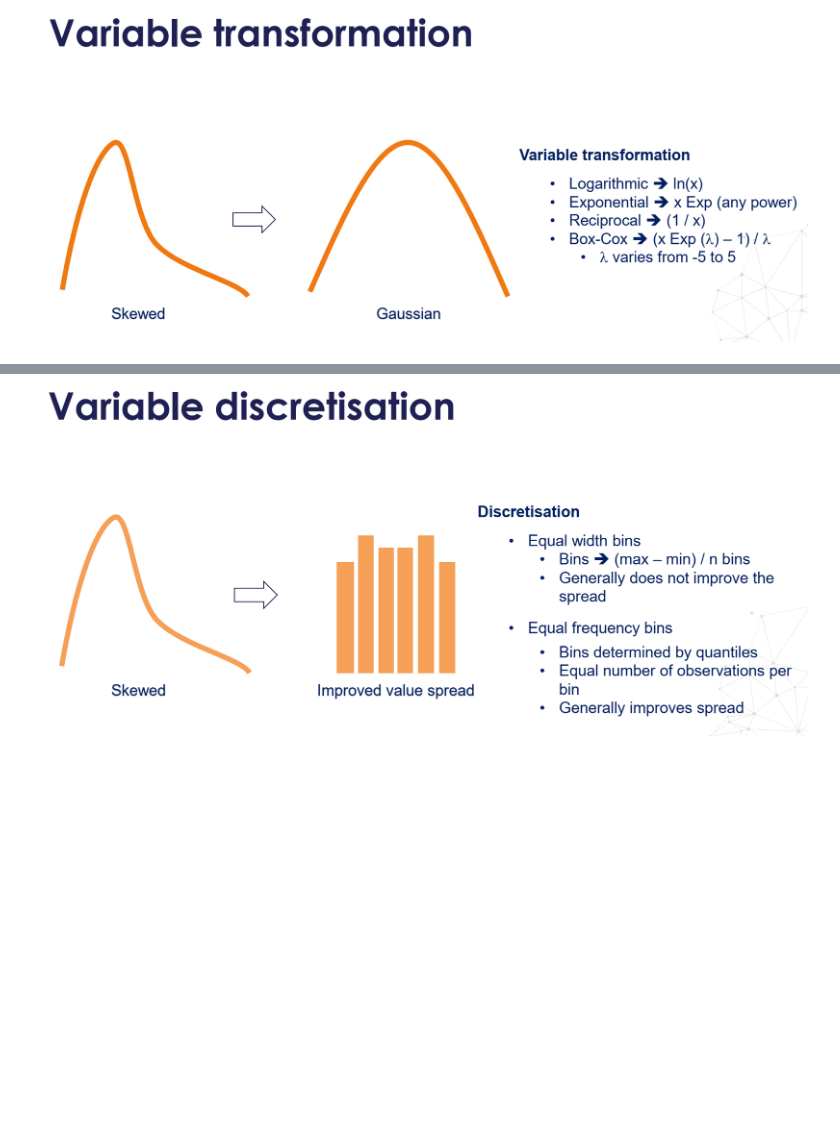
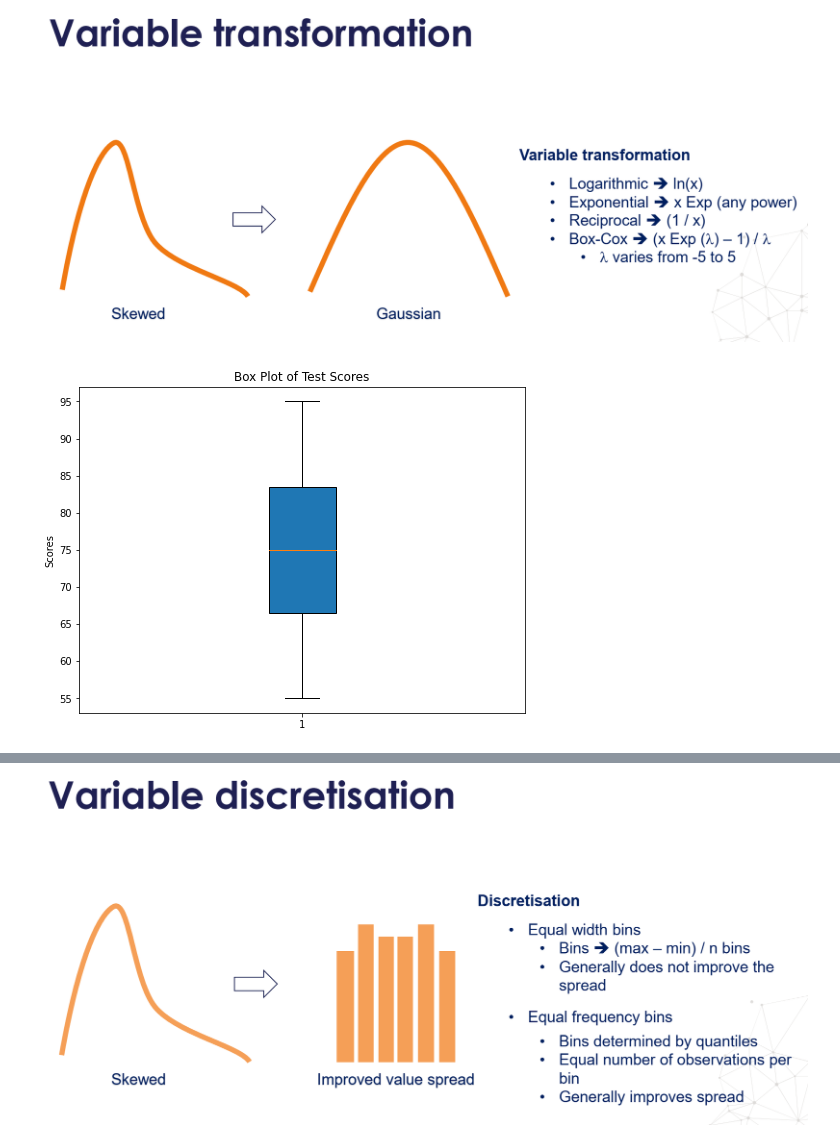
Before and after one commit to talk2jaydip/ML-interview, a Jupyter notebook: 1. Stastics.ipynb, the cells around one changed output, grey strips where cells are left out. Drawn from its saved outputs; the diff is of its cells as text; code cells hidden in the pictures; blank space fills up the shorter version.

```diff
--- a/Stastics.ipynb
+++ b/1. Stastics.ipynb
@@ -27,3 +27,18 @@ So the probability of getting exactly 3 heads in 5 flips of a fair coin is 0.312
 ![image.png](attachment:image.png)
 # %% [markdown]
 ![image.png](attachment:image.png)
+# %%
+# Sample data: Test scores of students
+scores = [55, 60, 62, 65, 68, 70, 72, 75, 78, 80, 82, 85, 88, 90, 95]
+import matplotlib.pyplot as plt
+
+# Sample data: Test scores of students
+scores = [55, 60, 62, 65, 68, 70, 72, 75, 78, 80, 82, 85, 88, 90, 95]
+
+plt.figure(figsize=(8, 6))
+plt.boxplot(scores, vert=True, patch_artist=True)
+plt.title("Box Plot of Test Scores")
+plt.ylabel("Scores")
+plt.show()
+# %% [output]
+[figure, added]
```
Also changed, not shown: parts of 36 cells of this notebook, 6 other files.
